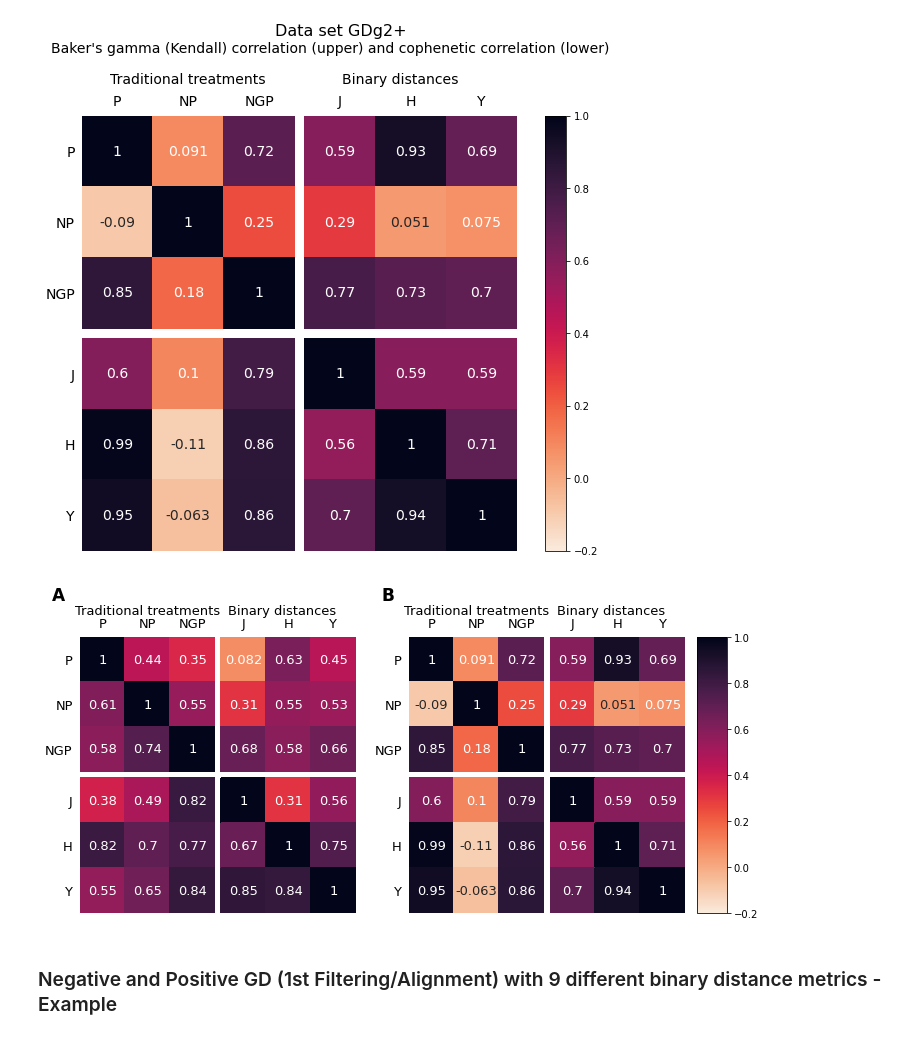
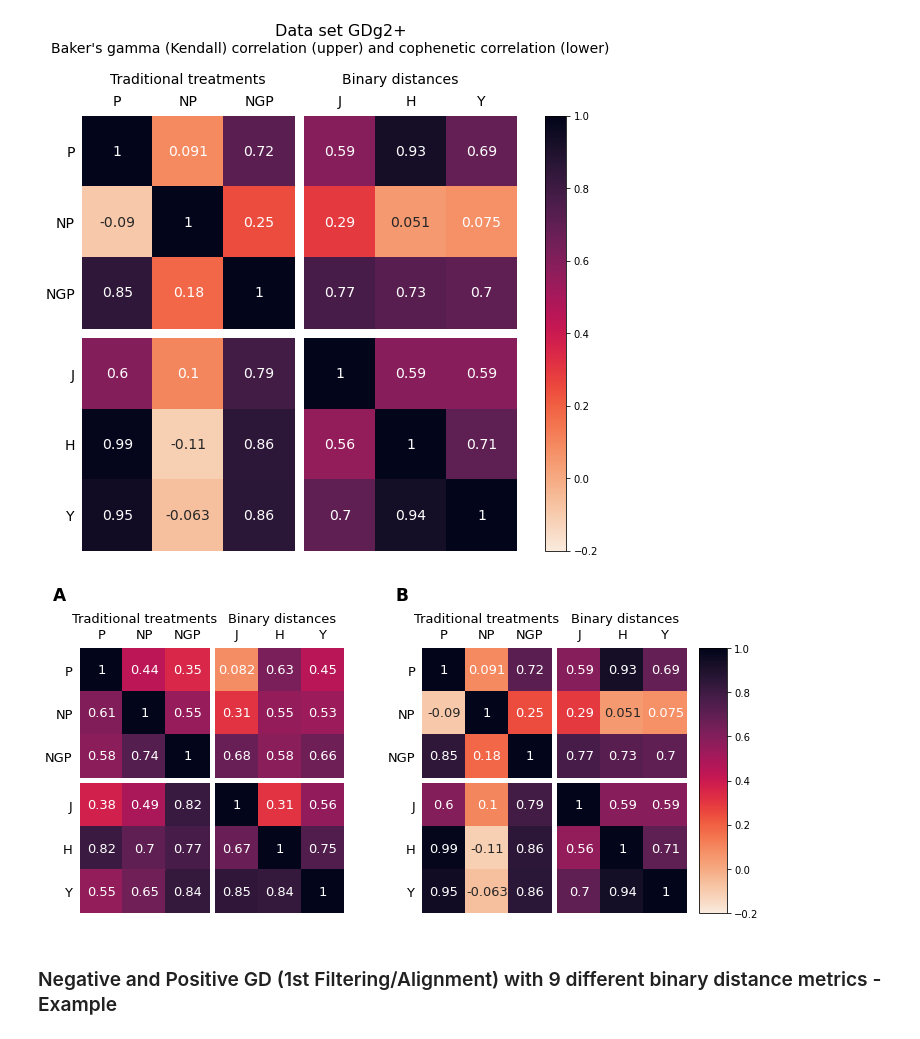
Before and after one commit to aeferreira/binsim_paper, a Jupyter notebook: paper_binsim_unsupervised.ipynb, the cells around one changed output. Drawn from its saved outputs; the diff is of its cells as text; code cells hidden in the pictures.

```diff
--- a/paper_binsim_unsupervised.ipynb
+++ b/paper_binsim_unsupervised.ipynb
@@ -1534,37 +1534,37 @@ plt.show()
 # %%
 f, (axl, axr) = plt.subplots(1,2, figsize=(10,4.7), constrained_layout=True)
 
 combineCK(correlations_neg)
 
 pm = plot_partitioned_df_asheatmap(correlations_neg['CK'], ax=axl, vmin=-0.2, vmax=1,
                                     cmap=sns.color_palette("rocket_r", as_cmap=True), fontsize=13,
                                     partition_point=3, top_rotate=False, colorbar=False)
 #axl.set_title("Data set GDg2-", fontsize=16, y=1.15)
-axl.text(1.5,-0.5, 'Traditional treatments', fontsize=13, ha='center')
-axl.text(4.5,-0.5, 'Binary distances', fontsize=13, ha='center')
+axl.text(1.5,-0.6, 'Traditional treatments', fontsize=13, ha='center')
+axl.text(4.7,-0.6, 'Binary distances', fontsize=13, ha='center')
 
 combineCK(correlations_pos)
 
 pm = plot_partitioned_df_asheatmap(correlations_pos['CK'], ax=axr, vmin=-0.2, vmax=1,
                                     cmap=sns.color_palette("rocket_r", as_cmap=True), fontsize=13,
                                     partition_point=3, top_rotate=False)
 
 #axr.set_title("Data set GDg2+", fontsize=16, y=1.15)
-axr.text(1.5,-0.5, 'Traditional treatments', fontsize=13, ha='center')
-axr.text(4.5,-0.5, 'Binary distances', fontsize=13, ha='center')
+axr.text(1.5,-0.6, 'Traditional treatments', fontsize=13, ha='center')
+axr.text(4.7,-0.6, 'Binary distances', fontsize=13, ha='center')
 
 for letter, ax in zip('ABCDEFGHIJ', (axl, axr)):
-    ax.text(-0.1, 1.15, letter, ha='left', va='center', fontsize=17, weight='bold',
+    ax.text(-0.1, 1.2, letter, ha='left', va='center', fontsize=17, weight='bold',
             transform=ax.transAxes,
             bbox=dict(facecolor='white', edgecolor='white', alpha=0.9))
 
 
 f.savefig('paperimages/coph_baker_corrs.pdf', dpi=400)
 f.savefig('paperimages/coph_baker_corrs.png', dpi=600)
 
 plt.show()
 # %% [output]
-[figure, old version]
+[figure, new version]
 # %% [markdown]
 ### Negative and Positive GD (1st Filtering/Alignment) with 9 different binary distance metrics - Example
 # %%
```
Also changed, not shown: parts of 3 cells of this notebook.
